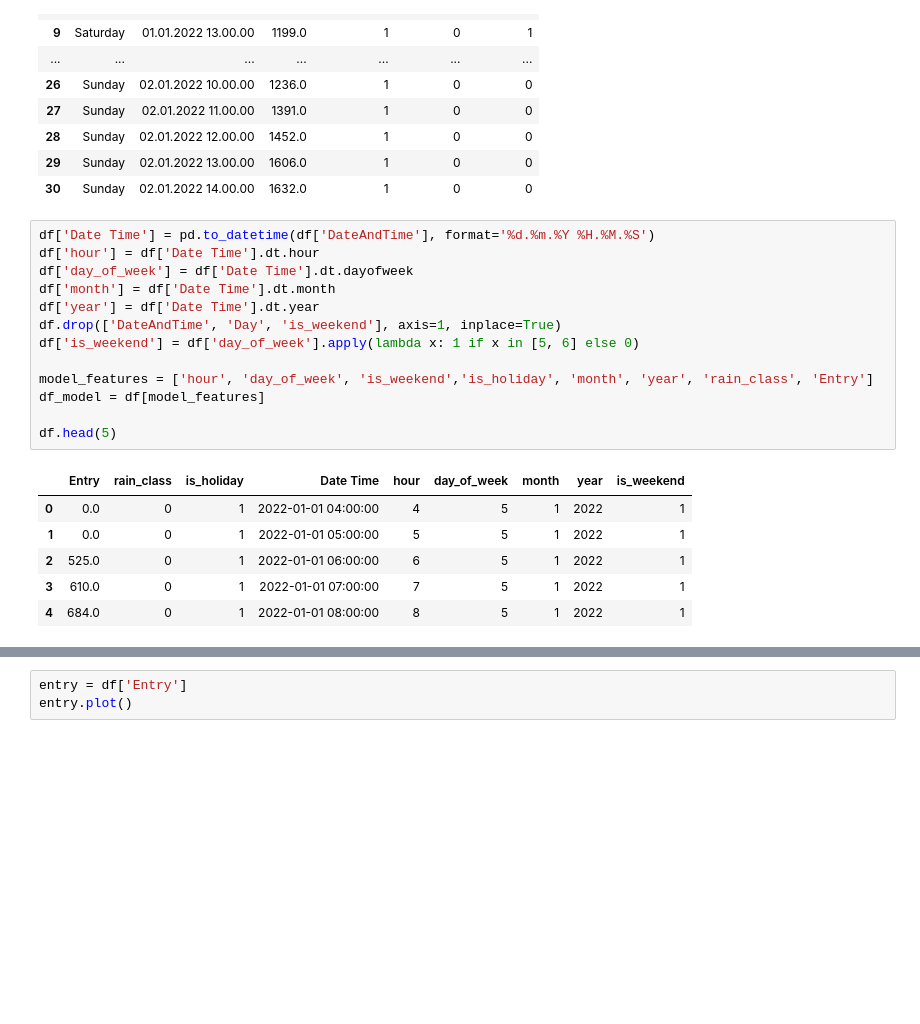
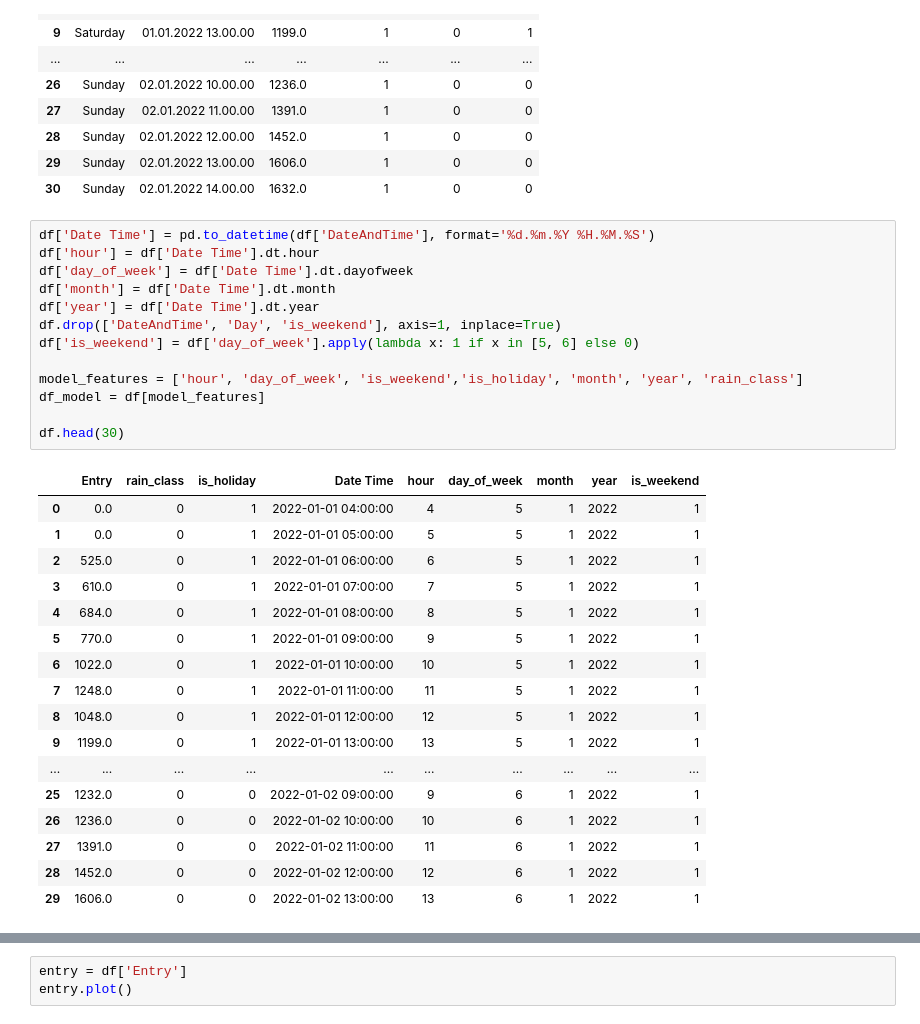
Before and after one commit to fdemberga2/Hoshino, a Jupyter notebook: LSTM/ModelV3.ipynb, the cells around one changed output, grey strips where cells are left out. Drawn from its saved outputs; the diff is of its cells as text; blank space fills up the shorter version.

```diff
--- a/LSTM/ModelV3.ipynb
+++ b/LSTM/ModelV3.ipynb
@@ -50,23 +50,34 @@ df.head(31)
 # %%
 df['Date Time'] = pd.to_datetime(df['DateAndTime'], format='%d.%m.%Y %H.%M.%S')
 df['hour'] = df['Date Time'].dt.hour
 df['day_of_week'] = df['Date Time'].dt.dayofweek
 df['month'] = df['Date Time'].dt.month
 df['year'] = df['Date Time'].dt.year
 df.drop(['DateAndTime', 'Day', 'is_weekend'], axis=1, inplace=True)
 df['is_weekend'] = df['day_of_week'].apply(lambda x: 1 if x in [5, 6] else 0)
 
-model_features = ['hour', 'day_of_week', 'is_weekend','is_holiday', 'month', 'year', 'rain_class', 'Entry']
+model_features = ['hour', 'day_of_week', 'is_weekend','is_holiday', 'month', 'year', 'rain_class']
 df_model = df[model_features]
 
-df.head(5)
+df.head(30)
 # %% [output]
 |  | Entry | rain_class | is_holiday | Date Time | hour | day_of_week | month | year | is_weekend |
 | 0 | 0.0 | 0 | 1 | 2022-01-01 04:00:00 | 4 | 5 | 1 | 2022 | 1 |
 | 1 | 0.0 | 0 | 1 | 2022-01-01 05:00:00 | 5 | 5 | 1 | 2022 | 1 |
 | 2 | 525.0 | 0 | 1 | 2022-01-01 06:00:00 | 6 | 5 | 1 | 2022 | 1 |
 | 3 | 610.0 | 0 | 1 | 2022-01-01 07:00:00 | 7 | 5 | 1 | 2022 | 1 |
 | 4 | 684.0 | 0 | 1 | 2022-01-01 08:00:00 | 8 | 5 | 1 | 2022 | 1 |
+| 5 | 770.0 | 0 | 1 | 2022-01-01 09:00:00 | 9 | 5 | 1 | 2022 | 1 |
+| 6 | 1022.0 | 0 | 1 | 2022-01-01 10:00:00 | 10 | 5 | 1 | 2022 | 1 |
+| 7 | 1248.0 | 0 | 1 | 2022-01-01 11:00:00 | 11 | 5 | 1 | 2022 | 1 |
+| 8 | 1048.0 | 0 | 1 | 2022-01-01 12:00:00 | 12 | 5 | 1 | 2022 | 1 |
+| 9 | 1199.0 | 0 | 1 | 2022-01-01 13:00:00 | 13 | 5 | 1 | 2022 | 1 |
+| ... | ... | ... | ... | ... | ... | ... | ... | ... | ... |
+| 25 | 1232.0 | 0 | 0 | 2022-01-02 09:00:00 | 9 | 6 | 1 | 2022 | 1 |
+| 26 | 1236.0 | 0 | 0 | 2022-01-02 10:00:00 | 10 | 6 | 1 | 2022 | 1 |
+| 27 | 1391.0 | 0 | 0 | 2022-01-02 11:00:00 | 11 | 6 | 1 | 2022 | 1 |
+| 28 | 1452.0 | 0 | 0 | 2022-01-02 12:00:00 | 12 | 6 | 1 | 2022 | 1 |
+| 29 | 1606.0 | 0 | 0 | 2022-01-02 13:00:00 | 13 | 6 | 1 | 2022 | 1 |
 # %%
 # Display the DataFrame before normalization
 print(df_model.dtypes)
```
Also changed, not shown: parts of 25 cells of this notebook.
